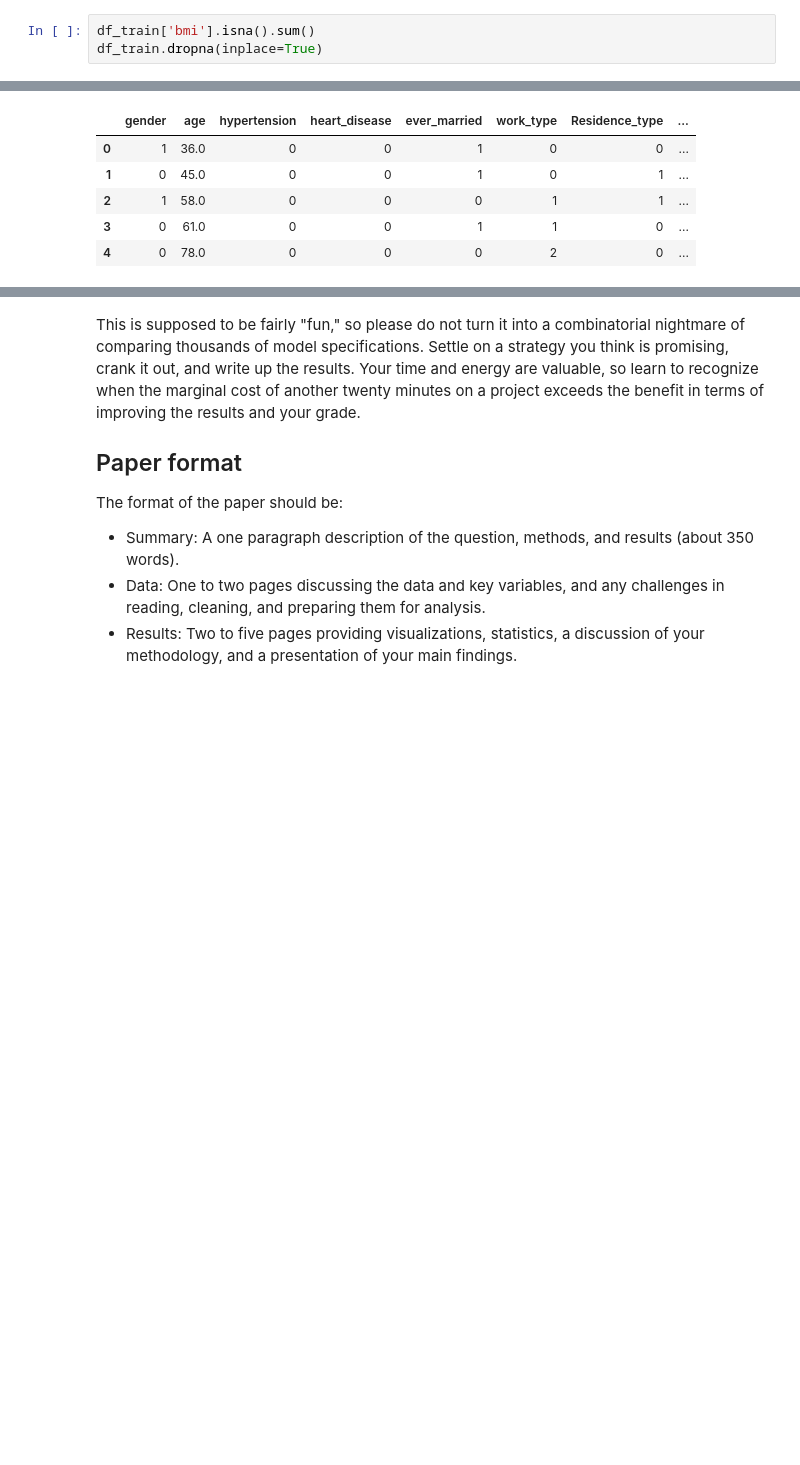
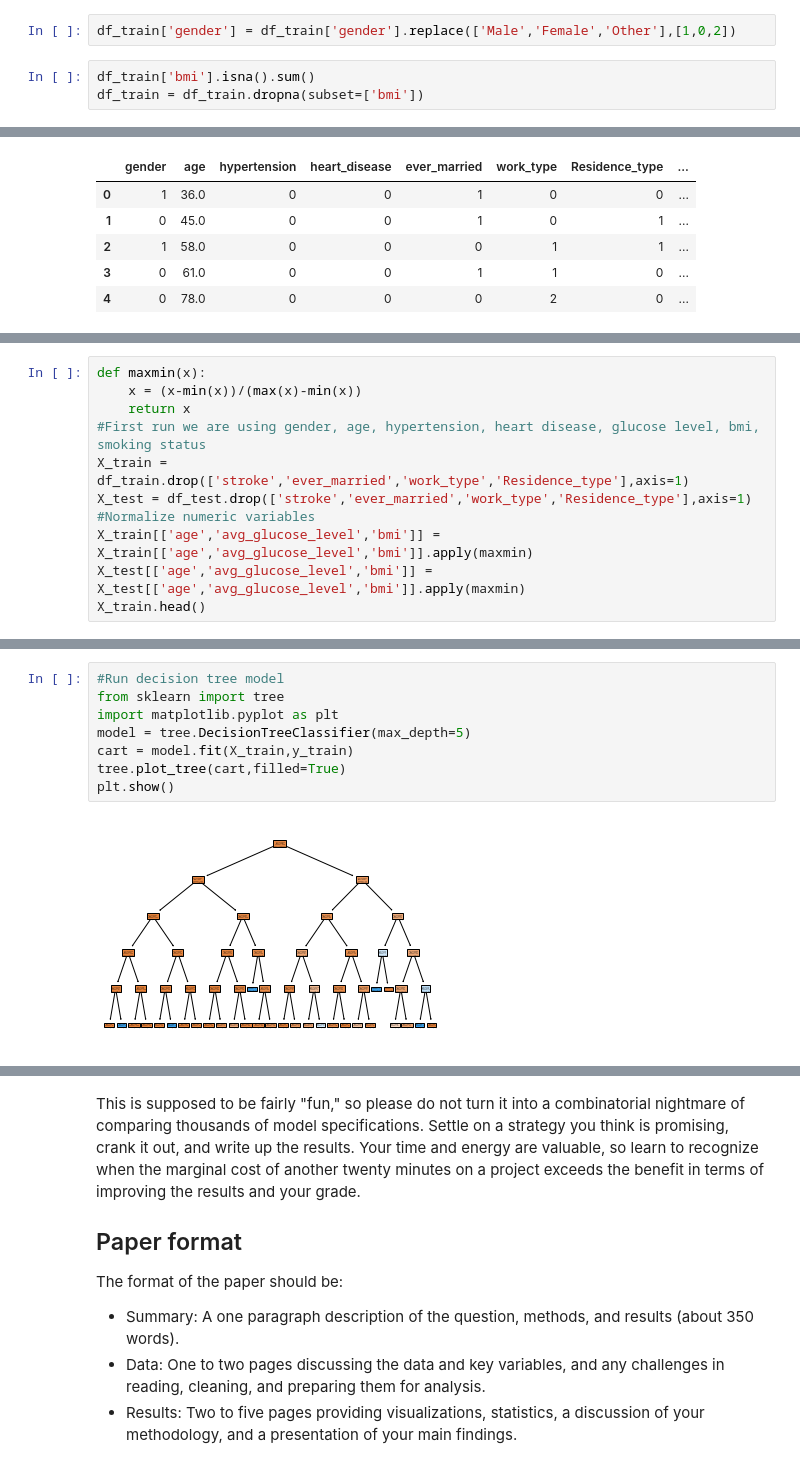
Before and after one commit to DS3001/group24, a Jupyter notebook: lab2.ipynb, the cells around one changed output, grey strips where cells are left out. Drawn from its saved outputs; the diff is of its cells as text; blank space fills up the shorter version.

```diff
--- a/lab2.ipynb
+++ b/lab2.ipynb
@@ -56,3 +45,5 @@ df_train.head()
+# %%
+df_train['gender'] = df_train['gender'].replace(['Male','Female','Other'],[1,0,2])
 # %%
 df_train['bmi'].isna().sum()
-df_train.dropna(inplace=True)
+df_train = df_train.dropna(subset=['bmi'])
@@ -106,0 +96,11 @@ AttributeError: 'PolynomialFeatures' object has no attribute 'get_feature_names_
+# %%
+def maxmin(x):
+    x = (x-min(x))/(max(x)-min(x))
+    return x
+#First run we are using gender, age, hypertension, heart disease, glucose level, bmi, smoking status
+X_train = df_train.drop(['stroke','ever_married','work_type','Residence_type'],axis=1)
+X_test = df_test.drop(['stroke','ever_married','work_type','Residence_type'],axis=1)
+#Normalize numeric variables
+X_train[['age','avg_glucose_level','bmi']] = X_train[['age','avg_glucose_level','bmi']].apply(maxmin)
+X_test[['age','avg_glucose_level','bmi']] = X_test[['age','avg_glucose_level','bmi']].apply(maxmin)
+X_train.head()
@@ -106,0 +114,10 @@ AttributeError: 'PolynomialFeatures' object has no attribute 'get_feature_names_
+# %%
+#Run decision tree model
+from sklearn import tree
+import matplotlib.pyplot as plt
+model = tree.DecisionTreeClassifier(max_depth=5)
+cart = model.fit(X_train,y_train)
+tree.plot_tree(cart,filled=True)
+plt.show()
+# %% [output]
+[figure, added]
```
Also changed, not shown: parts of 16 cells of this notebook.
